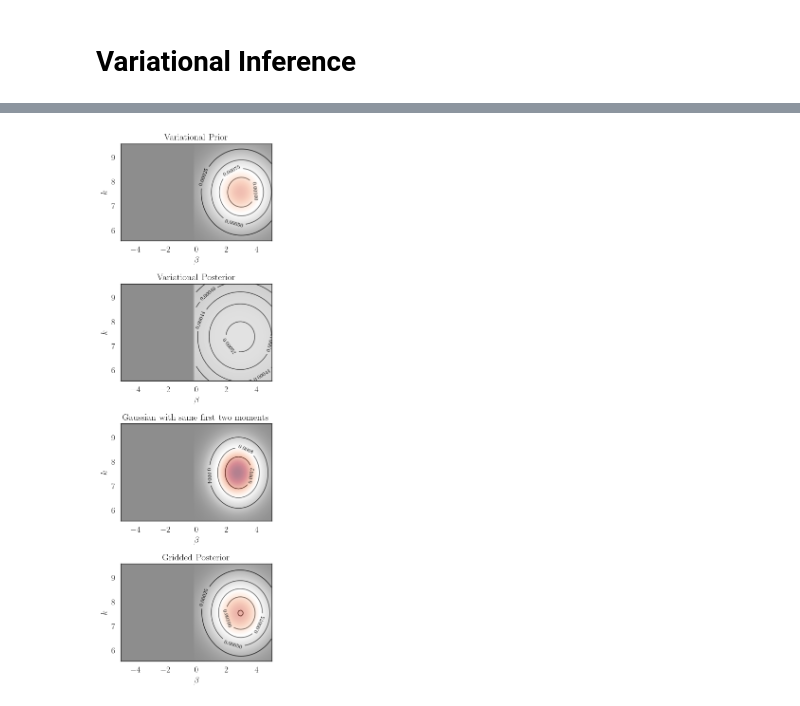
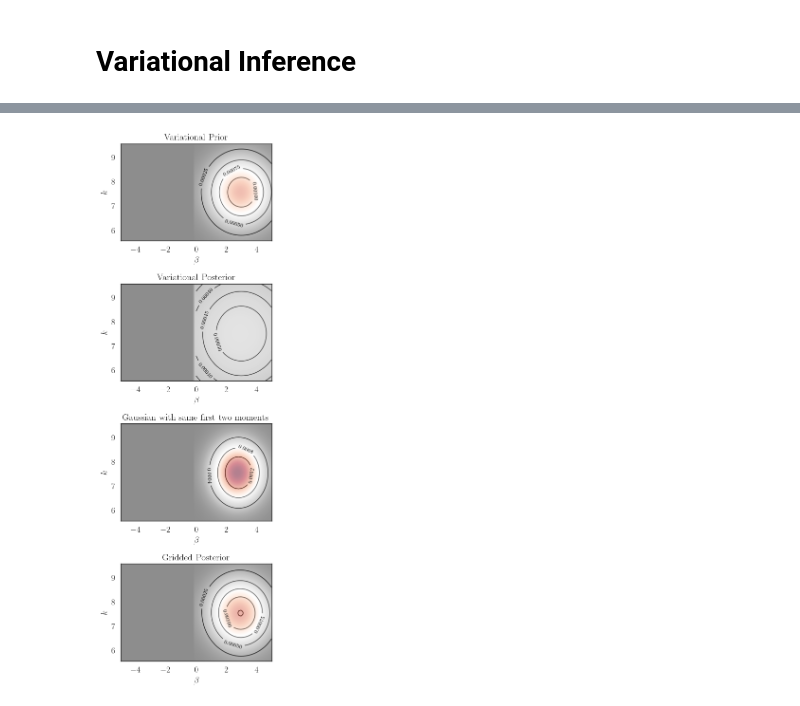
Before and after one commit to MahrokhGB/PAC-SNOC-dev, a Jupyter notebook: experiments/scalar/VI.ipynb, the cells around one changed output, grey strips where cells are left out. Cells and saved outputs as stored; diff of their text form; code cells hidden in the pictures.

```diff
--- a/experiments/scalar/VI.ipynb
+++ b/experiments/scalar/VI.ipynb
@@ -19,6 +19,7 @@ random_state = np.random.RandomState(random_seed)
 logger = WrapLogger(None)
 
 # IMPORTANT CHOICES
+DEBUG = False
 epsilon = 0.2         # PAC holds with Pr >= 1-epsilon
 prior_type_b = 'Gaussian_biased_wide'
 S = 8
@@ -146,8 +147,12 @@ res_dict = compute_posterior_by_gridding(
     sys_np=sys_np, gibbs_lambda=gibbs_lambda, n_grid=n_grid
 )
 
-theta_grid = res_dict['theta_grid']
-bias_grid = res_dict['bias_grid']
+if DEBUG:
+    theta_grid = np.linspace(7, 3, n_grid)
+    bias_grid = np.linspace(7, 3, int((n_grid+1)/2))
+else:
+    theta_grid = np.array(res_dict['theta_grid'])
+    bias_grid = np.array(res_dict['bias_grid'])
 # %% [output]
 [INFO] calculating the posterior.
 # %%
@@ -256,50 +264,51 @@ Trained bias dist: N(-2.93, 4.60)
 # %%
 # d_surface = np.mean(-theta_grid[1:]+theta_grid[:-1])*np.mean(-bias_grid[1:]+bias_grid[:-1])
-
-for dist_name in ['var_post', 'var_prior', 'moments matching']:
+dist_names = ['var_post', 'var_prior', 'moments matching']
+for dist_name in dist_names:
     if dist_name=='moments matching':
         mean_w, mean_b = mu_theta, mu_bias
-        sigma_w, sigma_b = std_theta, std_bias
+        sigma_w, sigma_b = var_theta**0.5, var_bias**0.5
     else:
         var_dist = var_prior if dist_name=='var_prior' else vicont.var_post
-        mean_w = var_dist.loc[1].detach().numpy()
-        sigma_w = np.exp(var_dist.scale_raw[1].detach().numpy())
-        mean_b = var_dist.loc[0].detach().numpy()
-        sigma_b = np.exp(var_dist.scale_raw[0].detach().numpy())
+        if dist_name=='var_prior' and DEBUG:
+            res_dict['var_prior']=None
+            continue
+        mean_w = var_dist.loc.detach().numpy()[1]
+        sigma_w = np.exp(var_dist.scale_raw.detach().numpy()[1])
+        mean_b = var_dist.loc.detach().numpy()[0]
+        sigma_b = np.exp(var_dist.scale_raw.detach().numpy()[0])
 
     vi_w = 1/(sigma_w*np.sqrt(2*np.pi)) * np.exp(-(theta_grid-mean_w)**2/(2*sigma_w**2))
-    vi_w = vi_w * abs(theta_grid[-1]-theta_grid[0])/len(theta_grid)
+    # vi_w = vi_w * abs(theta_grid[-1]-theta_grid[0])/len(theta_grid)
     vi_w = vi_w.flatten()
 
     vi_b = 1/(sigma_b*np.sqrt(2*np.pi)) * np.exp(-(bias_grid-mean_b)**2/(2*sigma_b**2))
     vi_b = vi_b * abs(bias_grid[-1]-bias_grid[0])/len(bias_grid)
     vi_b = vi_b.flatten()
-
     res_dict[dist_name] = [a[0]*a[1] for a in itertools.product(vi_w, vi_b)]
     res_dict[dist_name] = res_dict[dist_name]/(sum(res_dict[dist_name])+1e-6)
     assert len(res_dict[dist_name])==len(res_dict['prior'])
-    assert abs(sum(res_dict[dist_name])-1)<=1e-4
+    assert abs(sum(res_dict[dist_name])-1)<=1e-4, sum(res_dict[dist_name])
 # %%
-theta_grid = np.array(res_dict['theta_grid'])
-bias_grid = np.array(res_dict['bias_grid'])
-
 dists = [
     res_dict['var_prior'], res_dict['var_post'],
     res_dict['moments matching'],res_dict['posterior'],
 ]
 
 titles=[
     'Variational Prior', 'Variational Posterior',
     'Gaussian with same first two moments', 'Gridded Posterior'
 ]
+if DEBUG:
+    dists, titles = dists[1:], titles[1:]
 
 heatmap_dists(
     dists=dists, theta_grid=theta_grid, bias_grid=bias_grid,
-    extend_neg=True, titles=titles,
+    extend_neg=not DEBUG, titles=titles,
     save_fig=False, marker_size=50
 )
 # %% [output]
-[figure, old version]
+[figure, new version]
 # %%
 approximated_Z_var = np.array(res_dict['posterior_unnorm'])/np.array(res_dict['var_post'])
 
```
Also changed, not shown: parts of 5 cells of this notebook, 20 other files.
